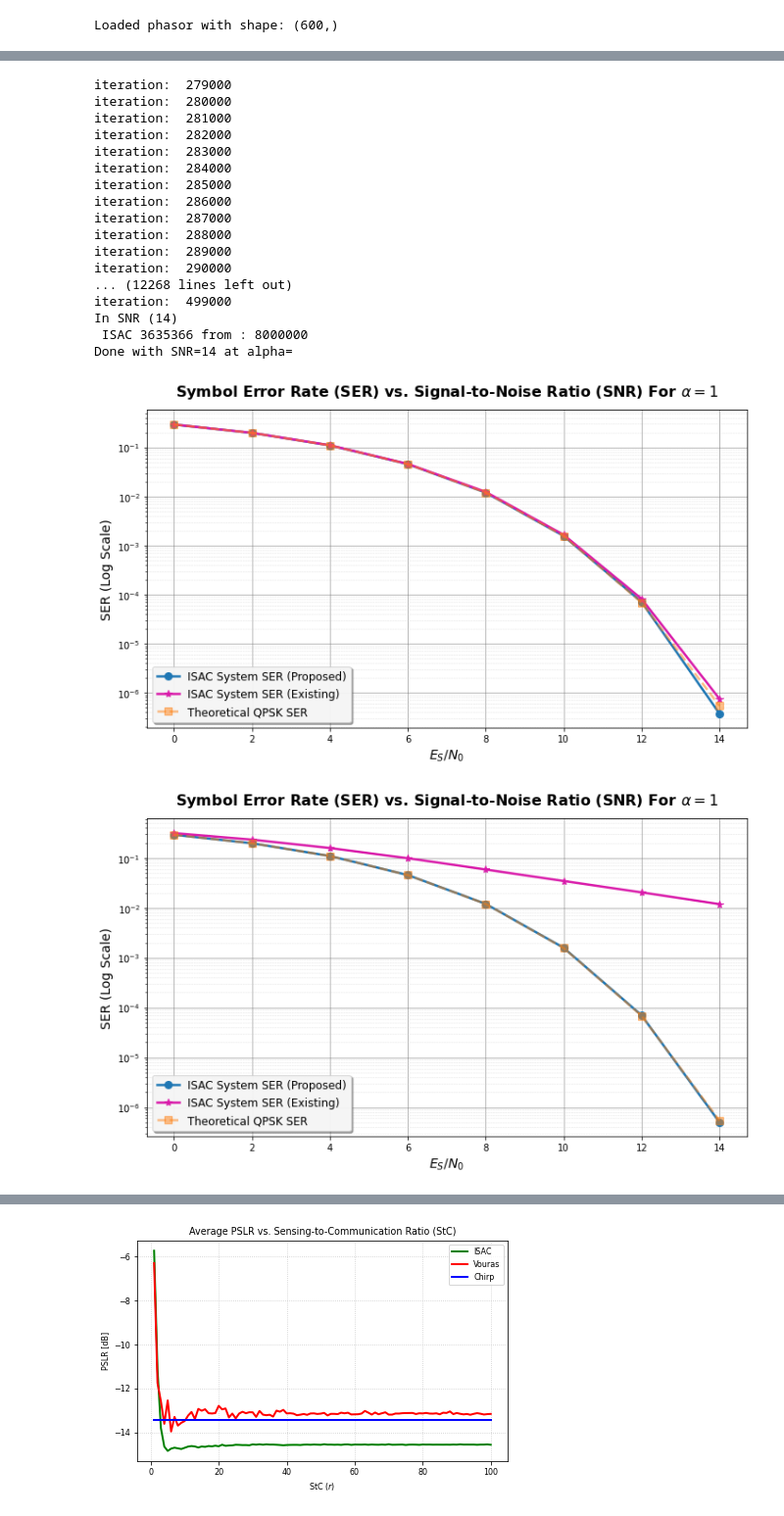
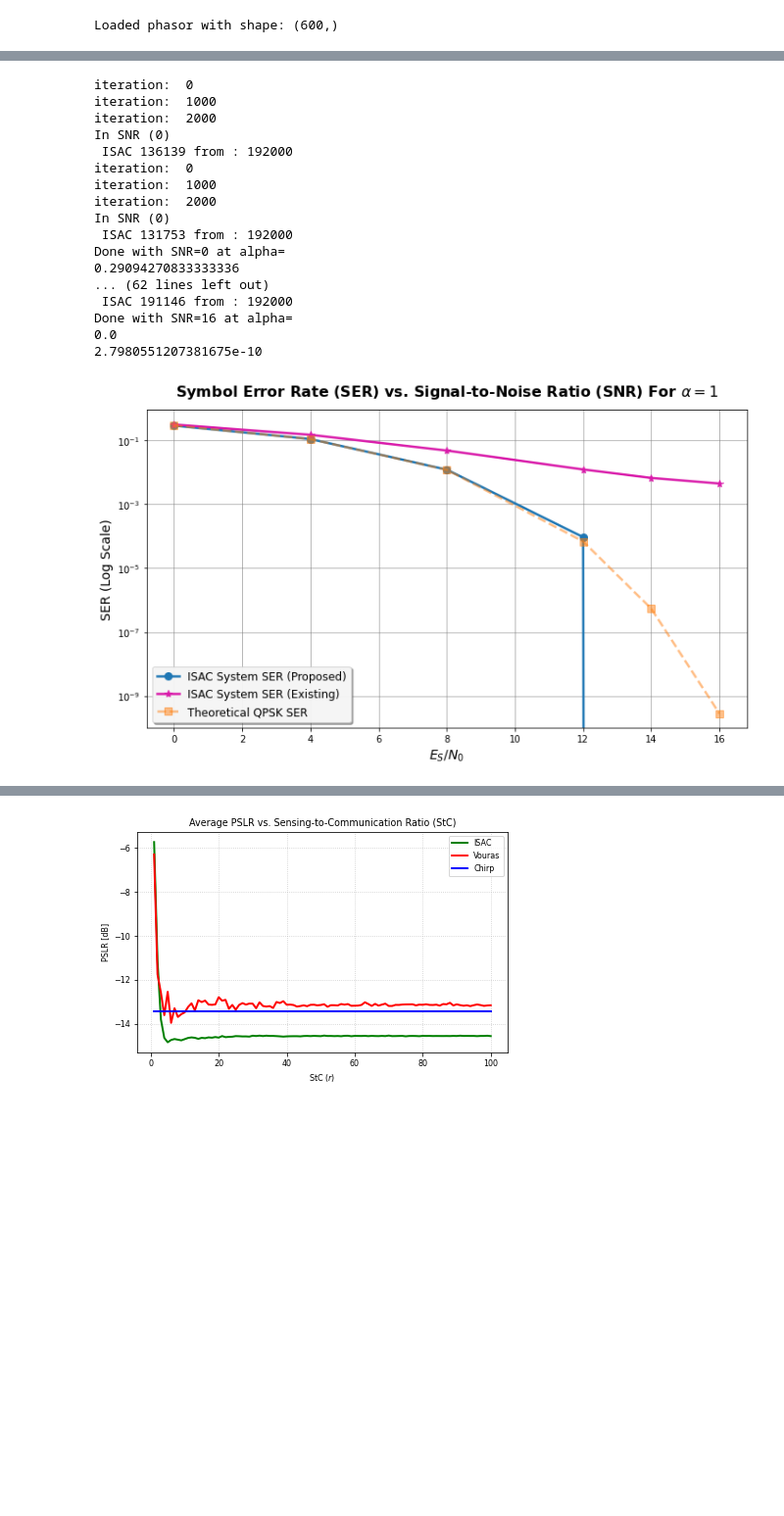
Before and after one commit to OriNik100/Spec_Null, a Jupyter notebook: ofdm_creation.ipynb, the cells around one changed output, grey strips where cells are left out. Shown at 98% size. Drawn from its saved outputs; the diff is of its cells as text; code cells hidden in the pictures; blank space fills up the shorter version.

```diff
--- a/ofdm_creation.ipynb
+++ b/ofdm_creation.ipynb
@@ -57,7 +57,7 @@ plt.show()
 from OFDM_2 import OFDM, OFDM_demodulate, QPSK_modulation
 import OFDM_2
 
-num_subcarriers = 16
+num_subcarriers = 64
 
 bits = np.random.randint(0, 2, num_subcarriers*2)
 QPSK_data = QPSK_modulation(bits)
@@ -142,20 +142,18 @@ def isac_transimtter (nulled_chirp=s_nulled, QPSK_symbols=QPSK_data, t=t, num=nu
     return isac_signal
 
 
-
 # AWGN Channel
-def channel (isac_signal=isac_signal, ofdm_signal=OFDM_signal, SNR_val=0, num=num_subcarriers, alpha=1/2):
+def channel (isac_signal=isac_signal, ofdm_signal=OFDM_signal, SNR_val=0, num=num_subcarriers, alpha=1/2, seed=42):
     #np.random.seed(seed)
     #signal_energy = (1/T) * np.abs(np.trapezoid(ofdm_signal*np.conj(ofdm_signal), x=t)) # energy for signal (num symbols)
     #Es = signal_energy
-
     Es = (1-alpha)/num_subcarriers
 
     #Es = np.mean(np.abs(OFDM_signal)**2)
 
     SNR_linear = 10**(SNR_val / 10)
     N0 = Es / SNR_linear
-    sigma = np.sqrt(N0*600/2)
+    sigma = np.sqrt(N0*len(isac_signal)/2)
     noise = np.random.normal(0, sigma, size=len(isac_signal)) + 1j*np.random.normal(0, sigma, size=len(isac_signal))
 
     # AWGN channel
@@ -239,7 +248,7 @@ def Q(x):
     return 0.5-0.5*erf(x/np.sqrt(2))
 
 SNR = [10.4, 86]
-StC_ratio = [1] # Sensing to Communication ratio
+StC_ratio = [1/2] # Sensing to Communication ratio
 sigma = []
 
 
@@ -331,8 +326,8 @@ from scipy.special import erf
 def Q(x):
     return 0.5-0.5*erf(x/np.sqrt(2))
 
-SNR = [0, 2, 4, 6, 8, 10, 12, 14]
-StC_ratio = [0.1, 1, 10] # Sensing to Communication ratio
+SNR = [0, 4, 8, 12, 14, 16]
+StC_ratio = [1] # Sensing to Communication ratio
 sigma = []
 
 
@@ -344,7 +339,7 @@ SER_OFDM = [[0 for x in range(W)] for y in range(H)]
 SER_VOURAS = [[0 for x in range(W)] for y in range(H)]
 SER_QAM = [[0 for x in range(W)] for y in range(H)]
 
-iteration = 5e5
+iteration = 3e3
 
 for i, r in enumerate(StC_ratio):
 
@@ -356,8 +351,8 @@ for i, r in enumerate(StC_ratio):
         equal_num_isac = 0
         equal_num_ofdm = 0
         equal_num_vouras = 0
-        SER_val_isac = SER_Comp(sensing_signal_isac, SNR_val , iteration, num_subcarriers,r=r, t=t , T=T)
-        SER_val_vouras = SER_Comp(sensing_signal_vouras, SNR_val , iteration, num_subcarriers,r=r, t=t , T=T)
+        SER_val_isac = SER_Comp(sensing_signal_isac, SNR_val , iteration, num_subcarriers, r=r, t=t , T=T)
+        SER_val_vouras = SER_Comp(sensing_signal_vouras, SNR_val , iteration, num_subcarriers, r=r, t=t , T=T)
 
         SER_ISAC[i][v] = SER_val_isac
         SER_VOURAS[i][v] = SER_val_vouras
@@ -366,6 +361,9 @@ for i, r in enumerate(StC_ratio):
         # חישוב עקומה תיאורטית
         SNR_lin = 10**(SNR_val / 10)
         SER_QAM[i][v] = 2*Q(np.sqrt(SNR_lin)) - (Q(np.sqrt(SNR_lin))**2)
+
+        print (SER_val_isac)
+        print (SER_QAM[i][v])
 
 
 
@@ -373,49 +371,50 @@ for i, r in enumerate(StC_ratio):
 
 for k in range(H):
     # Semi-log scale (y-axis in log scale)
     plt.figure(figsize=(10, 6))
 
     # ISAC
     plt.semilogy(SNR, SER_ISAC[k],
                  marker='o', linestyle='-', color='#1f77b4', linewidth=2.5, markersize=8,
                  label='ISAC System SER (Proposed)')
 
     # Vouras
     plt.semilogy(SNR, SER_VOURAS[k],
                  marker='*', linestyle='-', color="#d91baa", linewidth=2.5, markersize=8,
                  label='ISAC System SER (Existing)')
 
     # Theory (QPSK)
     plt.semilogy(SNR, SER_QAM[k],
                  marker='s', linestyle='--', color='#ff7f0e', linewidth=2.5, markersize=8, alpha=0.5,
                  label='Theoretical QPSK SER')
 
     plt.title(r'Symbol Error Rate (SER) vs. Signal-to-Noise Ratio (SNR) For $\alpha=1$', fontsize=16, fontweight='bold', pad=15)
     plt.xlabel(r'$E_S$/$N_0$', fontsize=14)
     plt.ylabel('SER (Log Scale)', fontsize=14)
     plt.grid(True, which='major', linestyle='-', linewidth=0.8, color='gray', alpha=0.7)
     plt.grid(True, which='minor', linestyle='--', linewidth=0.5, color='lightgray', alpha=0.7)
     plt.legend(fontsize=12, loc='lower left', framealpha=0.9, shadow=True)
     plt.tight_layout()
 
 plt.show()
+
+# TODO למה המונטה קרלו לא מדוייק לחלוטין. איך מוודאים שאותו הרעש בדיוק יגיע למשהו מובן וצפוי
 # %% [output]
-iteration:  279000
-iteration:  280000
-iteration:  281000
-iteration:  282000
-iteration:  283000
-iteration:  284000
-iteration:  285000
-iteration:  286000
-iteration:  287000
-iteration:  288000
-iteration:  289000
-iteration:  290000
-... (12268 lines left out)
-iteration:  499000
-In SNR (14)
- ISAC 3635366 from : 8000000
-Done with SNR=14 at alpha=
+iteration:  0
+iteration:  1000
+iteration:  2000
+In SNR (0)
+ ISAC 136139 from : 192000
+iteration:  0
+iteration:  1000
+iteration:  2000
+In SNR (0)
+ ISAC 131753 from : 192000
+Done with SNR=0 at alpha=
+0.29094270833333336
+... (62 lines left out)
+ ISAC 191146 from : 192000
+Done with SNR=16 at alpha=
+0.0
+2.7980551207381675e-10
-[figure, old version]
+[figure, new version]
-[figure, removed]
```
Also changed, not shown: parts of 7 cells of this notebook, 2 other files.
